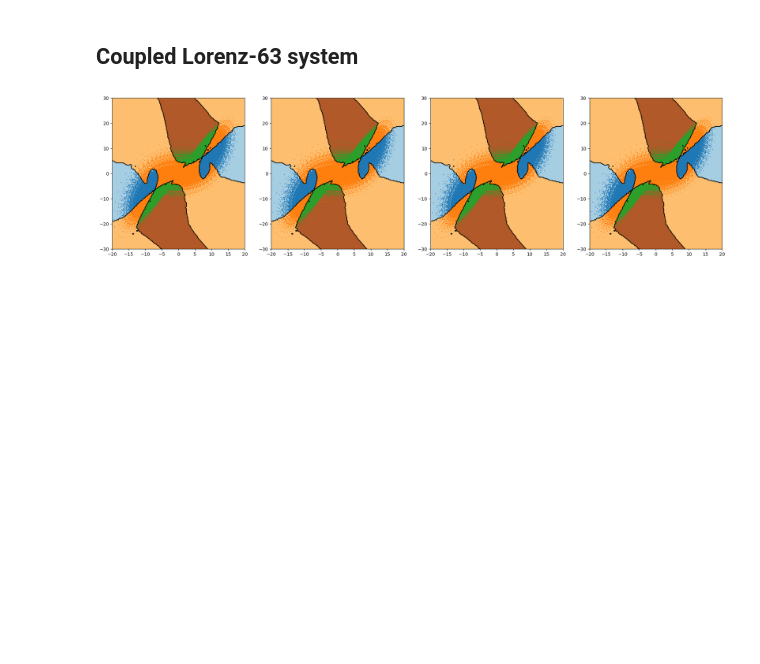
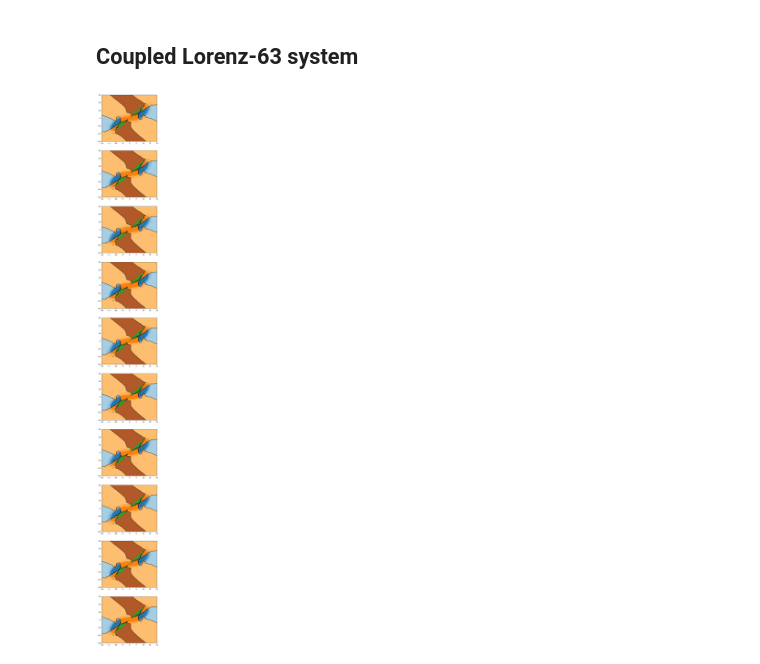
Before and after one commit to SnnVL/NonGaussianDA, a Jupyter notebook: Examples/visualize_ML_L63.ipynb, the cells around one changed output. Cells and saved outputs as stored; diff of their text form; code cells hidden in the pictures; blank space fills up the shorter version.

Commit message:
ML training visuals 2

```diff
--- a/Examples/visualize_ML_L63.ipynb
+++ b/Examples/visualize_ML_L63.ipynb
@@ -14,7 +66,7 @@ import mod_coupledLorenz as cL63
 ## Coupled Lorenz-63 system
 # %%
 # Machine learning for distribution recognizing
-fName = 'kNN_cl63_n4.pkl'
+fName = 'kNN_cl63_n10.pkl'
 with open('./data/'+fName,'rb') as f:
     clf = pickle.load(f)
     scaler = pickle.load(f)
@@ -38,31 +90,31 @@ t, SV = cL63.sol_l63_n(t_span,SV_init,p,c,n,t_eval,meth=integrationMethod)
 # Calculate z-score of skewtest
 s = np.zeros((n,t.size))
 for ii in range(n):
     z = SV[2+3*ii,:]
     sp = np.zeros((z.size,2))
     sp[w:z.size-w,:]=[stats.skewtest(z[iz-w:iz+w]) for iz in range(w,z.size-w)]
     s[ii,:] = sp[:,0]
 
 # Plot decision boundaries and category contours
 XX, YY = np.mgrid[-20:20:200j, -30:30:200j]
 XY_scaled = scaler.transform(np.c_[XX.ravel(), YY.ravel()])
 Z = clf.predict(XY_scaled)
 Z = Z.reshape(XX.shape)
 
 # Plot attractor
 cmap, norm = mcolors.from_levels_and_colors([-1, 1], ['#1f77b4','#ff7f0e','#2ca02c'],extend = 'both')
 fig, ax = plt.subplots(n,1,figsize=(6, 6*n))
 for ii in range(n):
     ax[ii].set_xlim(-20,20)
     ax[ii].set_ylim(-30,30)
     ax[ii].pcolormesh(XX, YY, Z, cmap=plt.cm.Paired)
     ax[ii].contour(
         XX,
         YY,
         Z,
         colors=["k", "k", "k"],
         levels=[-1.5, -0.5, 0.5, 1.5],
     )
     ax[ii].scatter(SV[0+3*ii,:], SV[1+3*ii,:], c=s[ii,:], cmap = cmap, norm = norm, marker = '.', s = 1.5)
 # %% [output]
-[figure, old version]
+[figure, new version]
```
Also changed, not shown: parts of 2 cells of this notebook.
